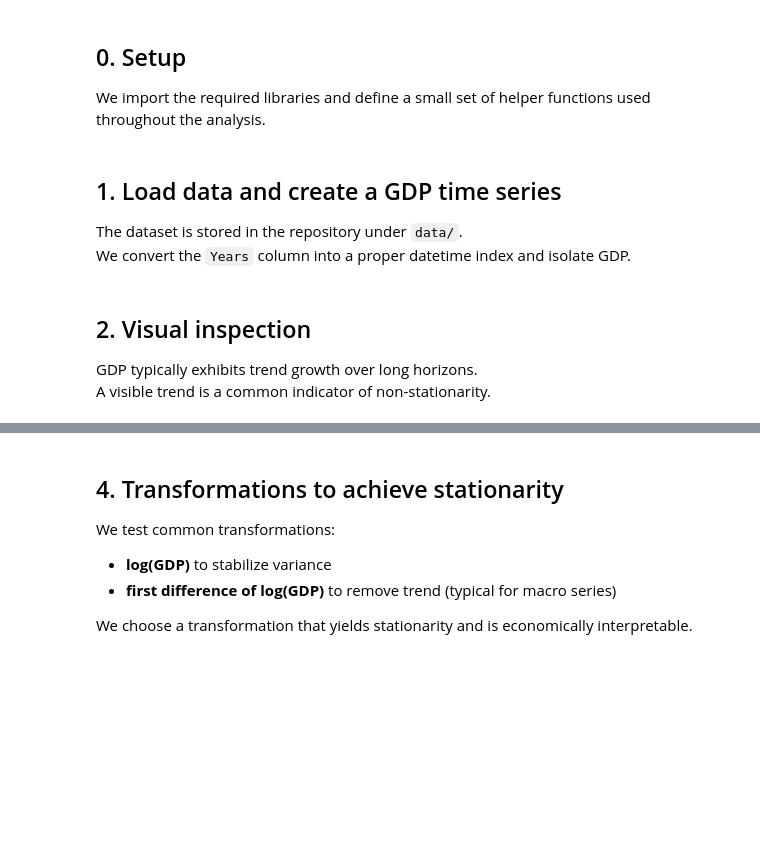
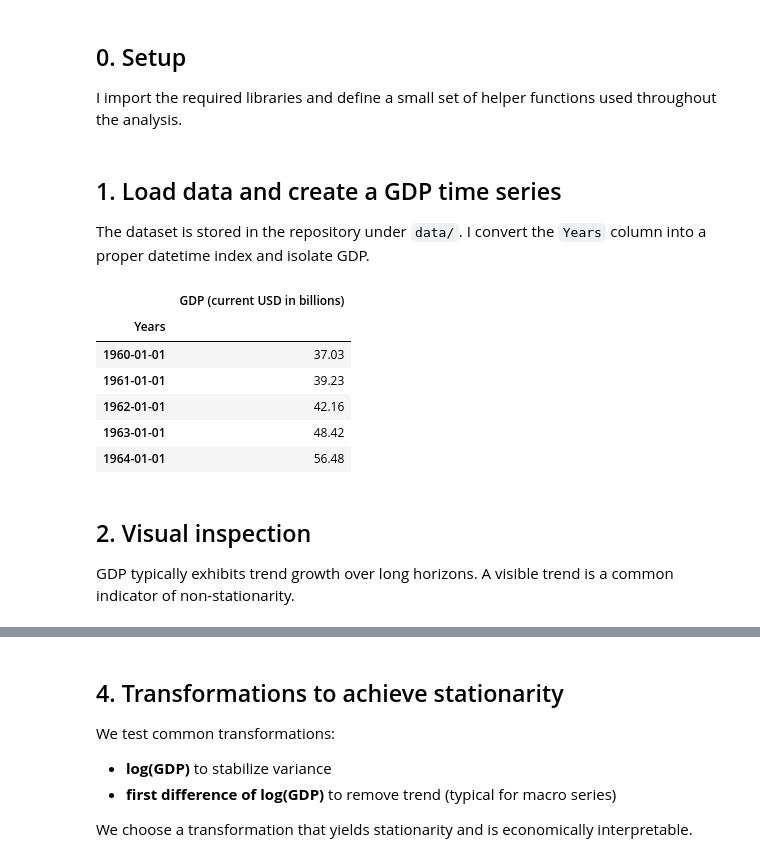
Before and after one commit to reshma-sajan/India-GDP-Forecasting, a Jupyter notebook: notebooks/01_arima_forecasting.ipynb, the cells around one changed output, grey strips where cells are left out. Drawn from its saved outputs; the diff is of its cells as text; code cells hidden in the pictures; blank space fills up the shorter version.

```diff
--- a/notebooks/01_arima_forecasting.ipynb
+++ b/notebooks/01_arima_forecasting.ipynb
@@ -18,6 +38,6 @@ The workflow follows the Box–Jenkins approach:
 # %% [markdown]
 ## 0. Setup
-We import the required libraries and define a small set of helper functions used throughout the analysis.
+I import the required libraries and define a small set of helper functions used throughout the analysis.
 # %%
 # Core
 import warnings
@@ -39,26 +59,30 @@ from sklearn.metrics import mean_squared_error
 # %% [markdown]
 ## 1. Load data and create a GDP time series
 
-The dataset is stored in the repository under `data/`.
-We convert the `Years` column into a proper datetime index and isolate GDP.
+The dataset is stored in the repository under `data/`.  I convert the `Years` column into a proper datetime index and isolate GDP.
 # %%
-DATA_PATH = Path("..") / "data" / "gdp data.csv"
-
-df = pd.read_csv(DATA_PATH)
+df = pd.read_csv("..\\data\\gdp data.csv")
 
 # Create a datetime index (annual frequency)
 df["Years"] = pd.to_datetime(df["Years"].astype(int).astype(str), format="%Y")
 df = df.sort_values("Years").set_index("Years")
 
 gdp_col = "GDP (current USD in billions)"
 gdp = df[gdp_col].astype(float)
 
 df[[gdp_col]].head()
+# %% [output]
+|  | GDP (current USD in billions) |
+| Years |  |
+| 1960-01-01 | 37.03 |
+| 1961-01-01 | 39.23 |
+| 1962-01-01 | 42.16 |
+| 1963-01-01 | 48.42 |
+| 1964-01-01 | 56.48 |
 # %% [markdown]
 ## 2. Visual inspection
 
-GDP typically exhibits trend growth over long horizons.
-A visible trend is a common indicator of non-stationarity.
+GDP typically exhibits trend growth over long horizons. A visible trend is a common indicator of non-stationarity.
 # %%
 plt.figure(figsize=(12,5))
 gdp.plot(marker=".")
```
Also changed, not shown: parts of 25 cells of this notebook, 1 other file.
